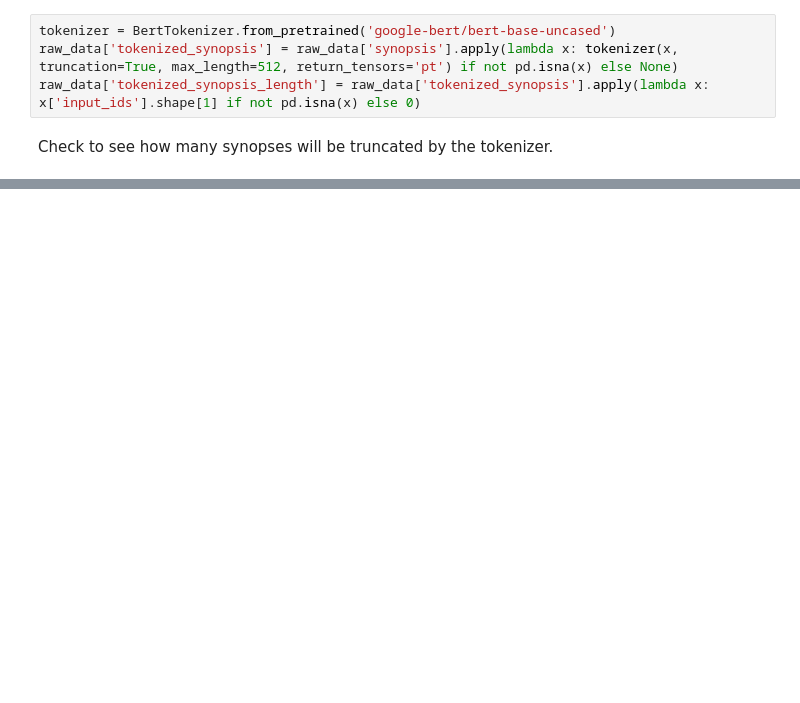
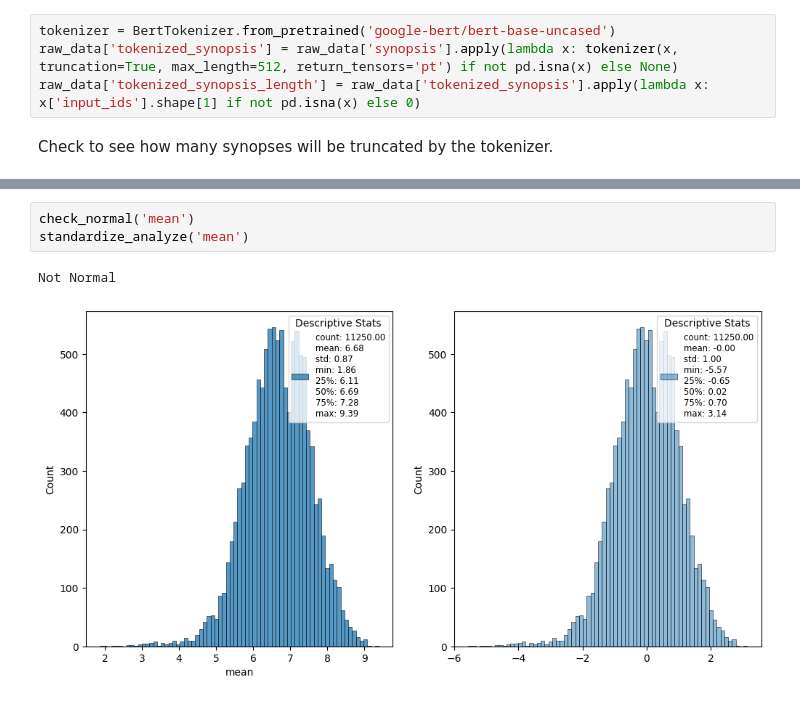
Before and after one commit to oliverharcourt/anime-recommender, a Jupyter notebook: notebooks/analysis/data_analysis.ipynb, the cells around one changed output, grey strips where cells are left out. Saved outputs shown, nothing was run; the diff lists cells and outputs as text; blank space fills up the shorter version.

```diff
--- a/notebooks/analysis/data_analysis.ipynb
+++ b/notebooks/analysis/data_analysis.ipynb
@@ -78,0 +151,6 @@ raw_data[raw_data['nsfw'] == 'gray']
+# %%
+check_normal('mean')
+standardize_analyze('mean')
+# %% [output]
+Not Normal
+[figure, added]
```
Also changed, not shown: parts of 31 cells of this notebook.
